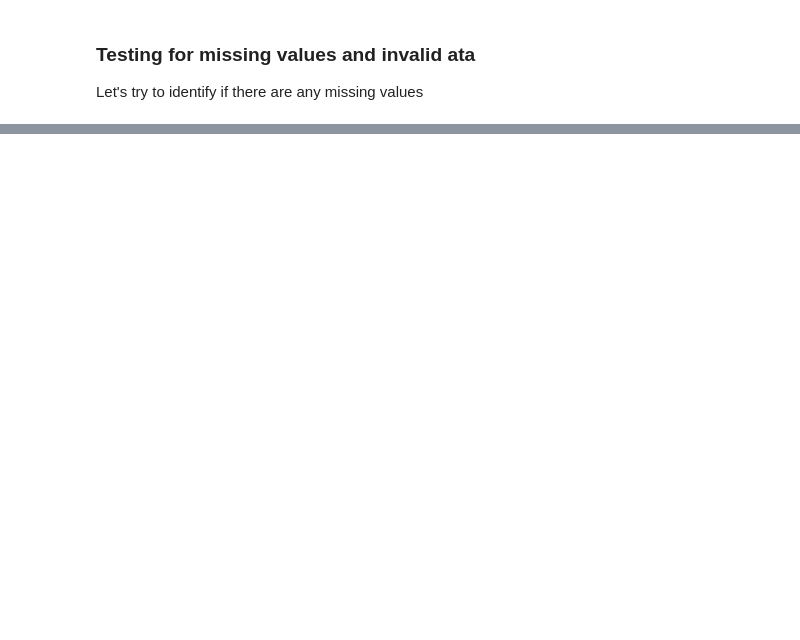
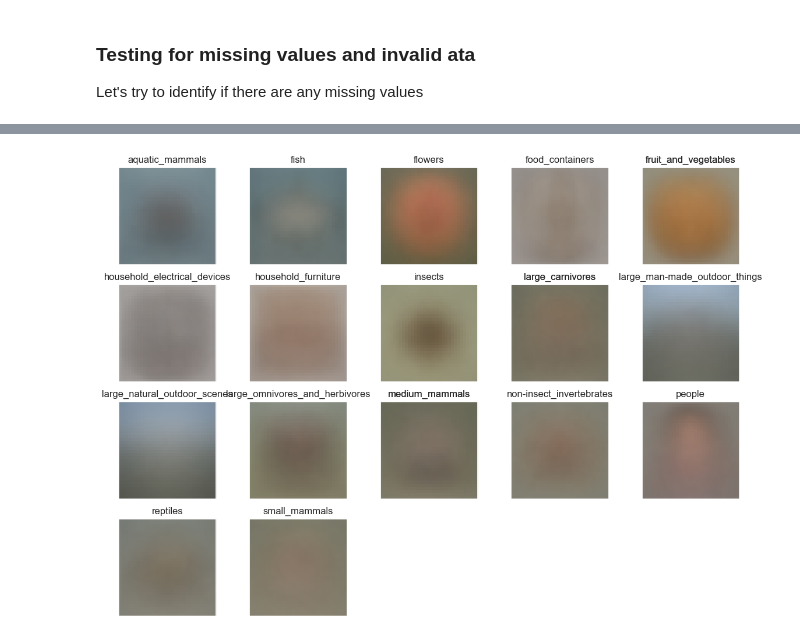
Before and after one commit to kenJPG/CIFAR100, a Jupyter notebook: cifar_100.ipynb, the cells around one changed output, grey strips where cells are left out. Drawn from its saved outputs; the diff is of its cells as text; code cells hidden in the pictures; blank space fills up the shorter version.

```diff
--- a/cifar_100.ipynb
+++ b/cifar_100.ipynb
@@ -210,0 +290,12 @@ temp.shape
+# %%
+images = []
+titles = []
+
+for i in range(20):
+	idx = np.where((y_train_coarse.values == i))[0].flatten()
+	images.append(X_train.loc[idx].values.reshape(-1, 32, 32, 3).mean(axis=0))
+	titles.append(coarse_classes[i])
+
+imshow(images, titles, figsize = (14, 10))
+# %% [output]
+[figure, added]
```
Also changed, not shown: parts of 24 cells of this notebook.
